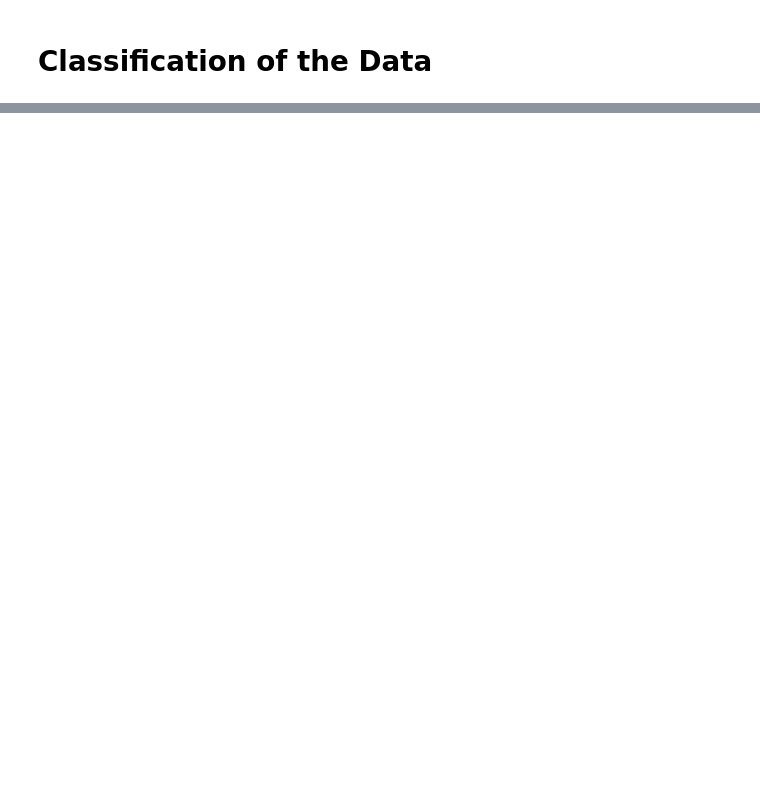
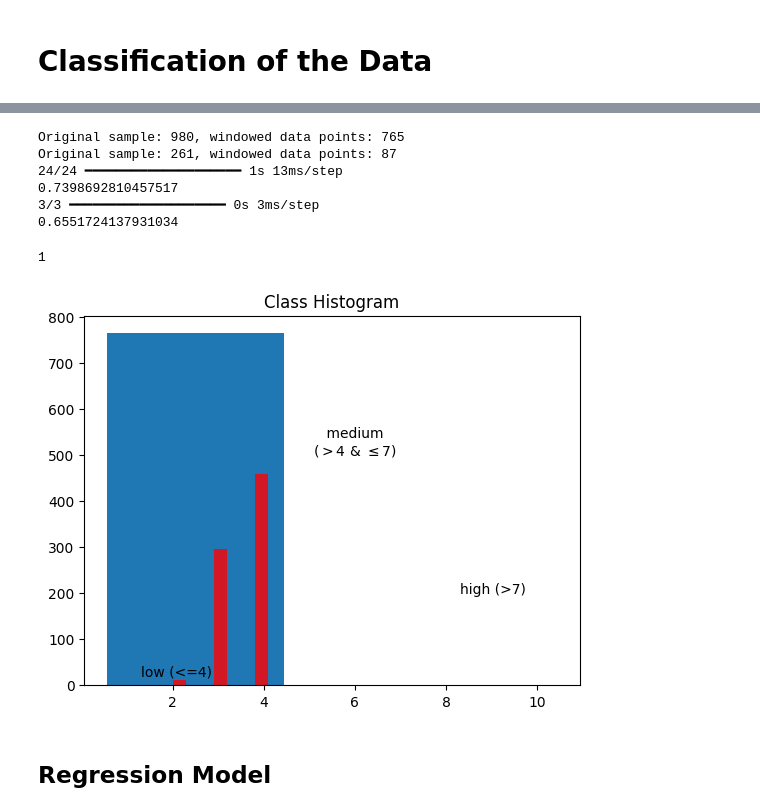
Before and after one commit to ardaergin/DMT, a Jupyter notebook: assignment_1_deep_learning_methods.ipynb, the cells around one changed output, grey strips where cells are left out. Cells and saved outputs as stored; diff of their text form; code cells hidden in the pictures; blank space fills up the shorter version.

```diff
--- a/assignment_1_deep_learning_methods.ipynb
+++ b/assignment_1_deep_learning_methods.ipynb
@@ -350,12 +285,16 @@ tf.Tensor([0. 0. 0. 0. 0. 1. 0. 0. 0. 0.], shape=(10,), dtype=float32)
 # %%
-def compile_and_fit(model, window, patience=30, bs=10, lr=0.01, max_epochs=30):
+def compile_and_fit(model, window, patience=30, bs=10, lr=0.01, max_epochs=30, regression=False):
   early_stopping = tf.keras.callbacks.EarlyStopping(monitor='val_loss',
                                                     patience=patience,
                                                     mode='min')
-
-  model.compile(loss=tf.keras.losses.CategoricalCrossentropy(),
-                optimizer=tf.keras.optimizers.Adam(learning_rate=lr),
-                metrics=["accuracy"])
+  if not regression:
+    model.compile(loss=tf.keras.losses.CategoricalCrossentropy(),
+                  optimizer=tf.keras.optimizers.Adam(learning_rate=lr),
+                  metrics=["accuracy", "f1_score"])
+  else:
+    model.compile(loss=tf.keras.losses.MeanSquaredError(),
+                  optimizer=tf.keras.optimizers.Adam(learning_rate=lr),
+                  metrics=["mse", "mae"])
   X_train, Y_train = window.train
   X_test, Y_test = window.test
   history = model.fit(x=X_train, y=Y_train, epochs=max_epochs, batch_size=bs,
@@ -428,0 +383,39 @@ Original sample: 980, windowed data points: 765
+# %%
+# evaluate final model
+x, y = w_mood.train
+x_test, y_test = w_mood.test
+y_hat = LSTM_model.predict(x)
+y_hat_index = np.argmax(y_hat, axis=1)
+y_actual_train = np.argmax(y, axis=1)
+print(sum(y_hat_index==y_actual_train)/y_actual_train.shape[0])
+
+y_hat = LSTM_model.predict(x_test)
+y_hat_index = np.argmax(y_hat, axis=1)
+y_actual = np.argmax(y_test, axis=1)
+print(sum(y_hat_index==y_actual)/y_actual.shape[0])
+# %% [output]
+Original sample: 980, windowed data points: 765
+Original sample: 261, windowed data points: 87
+24/24 ━━━━━━━━━━━━━━━━━━━━ 1s 13ms/step
+0.7398692810457517
+3/3 ━━━━━━━━━━━━━━━━━━━━ 0s 3ms/step
+0.6551724137931034
+# %%
+# plotting mood categories
+y_fixed_actual = y_actual_train + 1
+y_number = sum(((y_fixed_actual>4)) & (y_fixed_actual<=7))
+print(y_number)
+
+barlist = plt.bar([2, 6, 9], [sum(y_fixed_actual<=4), y_number, sum(y_fixed_actual>7)], width=2.9)
+barlist[0].set_width(3.9)
+plt.hist(y_fixed_actual, color="red", alpha=0.8)
+plt.text(1.3, 20, "low (<=4)")
+plt.text(5, 500, "    medium\n ($>4$ & $\leq7$)")
+plt.text(8.3, 200, "high (>7)")
+plt.title("Class Histogram")
+plt.savefig("images/rnn_dataset")
+# %% [output]
+1
+[figure, added]
+# %% [markdown]
+## Regression Model
```
Also changed, not shown: parts of 24 cells of this notebook, 2 other files.
